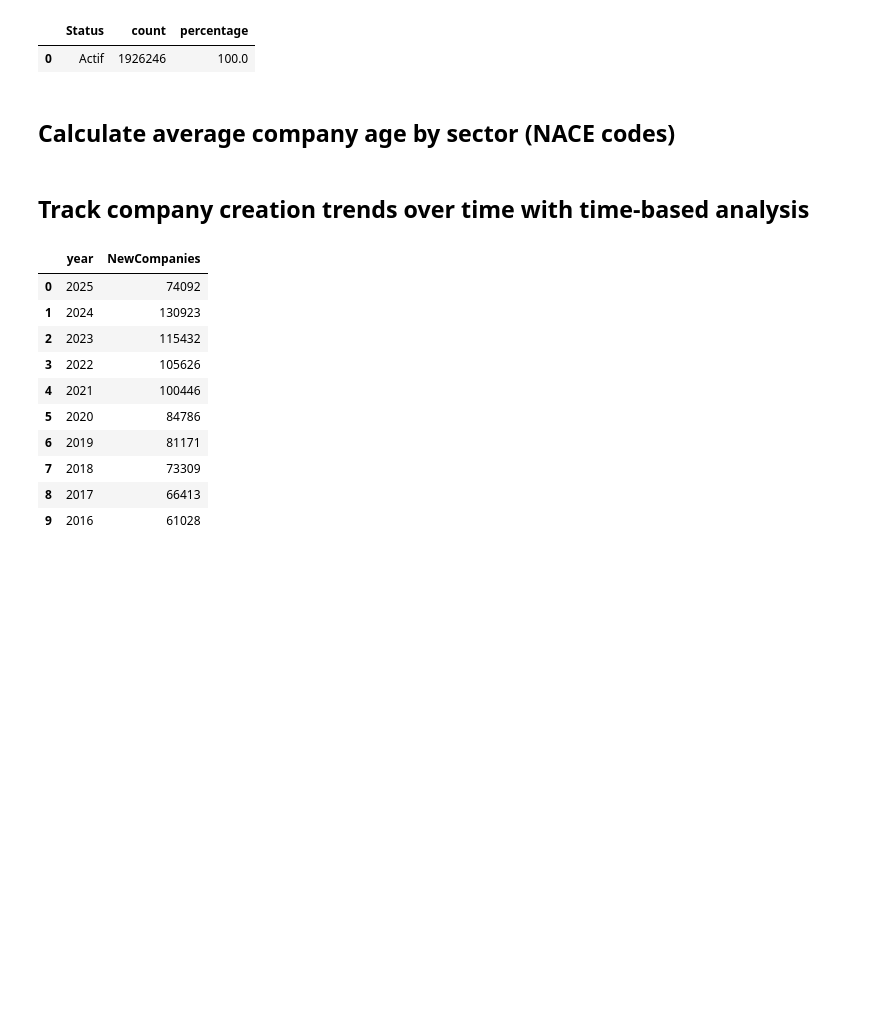
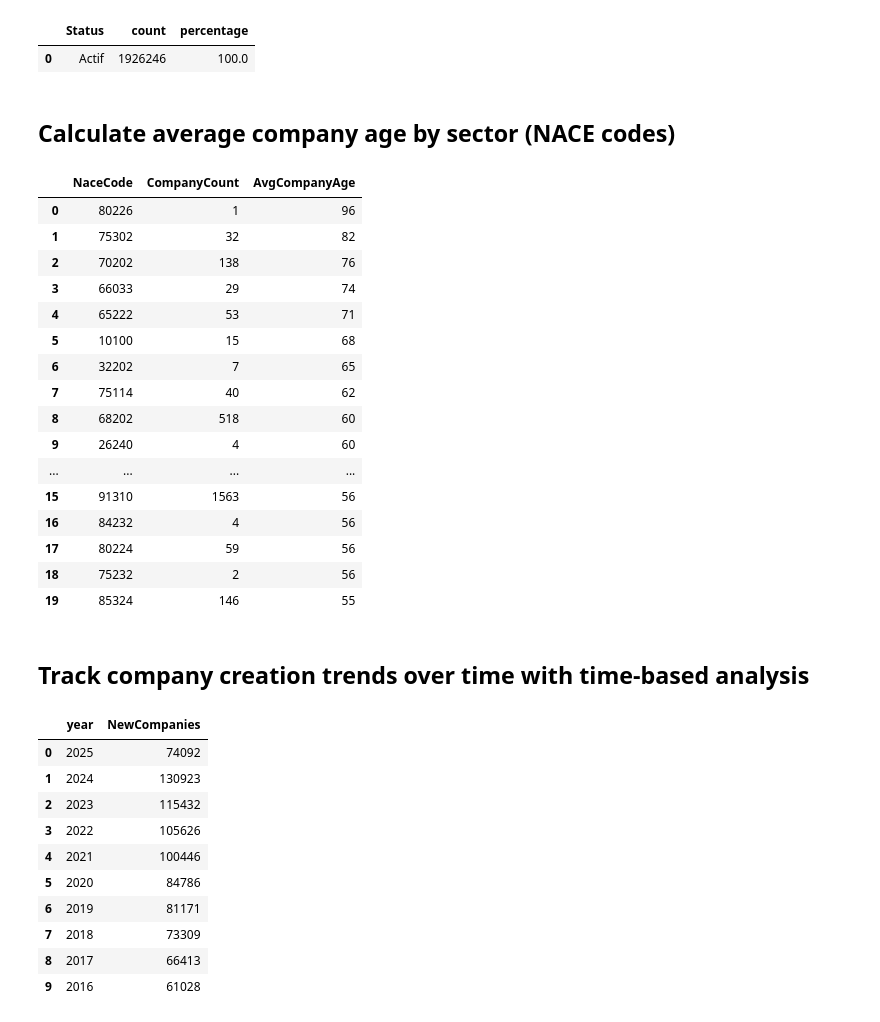
Before and after one commit to albertopd/challenge-data-analysis-sql, a Jupyter notebook: data-analysis-sql.ipynb, the cells around one changed output. Saved outputs shown, nothing was run; the diff lists cells and outputs as text; code cells hidden in the pictures; blank space fills up the shorter version.

```diff
--- a/data-analysis-sql.ipynb
+++ b/data-analysis-sql.ipynb
@@ -171,10 +172,40 @@ df.head()
 ## Calculate average company age by sector (NACE codes)
 # %%
 query = """
+    SELECT
+        a.NaceCode,
+        COUNT(*) AS CompanyCount,
+        CAST(AVG(CAST(STRFTIME('%Y', 'now') AS INTEGER) - CAST(SUBSTR(e.StartDate, 7, 4) AS INTEGER)) AS INTEGER) AS AvgCompanyAge
+    FROM activity a
+    JOIN enterprise e
+        ON a.EntityNumber = e.EnterpriseNumber
+    WHERE a.Classification = 'MAIN'
+    AND e.StartDate IS NOT NULL
+    GROUP BY a.NaceCode
+    ORDER BY AvgCompanyAge DESC
+    LIMIT 20;
 """
 
-df  = pd.read_sql_query(query, conn)
-df.head()
+df = pd.read_sql_query(query, conn)
+df.head(50)
+# %% [output]
+|  | NaceCode | CompanyCount | AvgCompanyAge |
+| 0 | 80226 | 1 | 96 |
+| 1 | 75302 | 32 | 82 |
+| 2 | 70202 | 138 | 76 |
+| 3 | 66033 | 29 | 74 |
+| 4 | 65222 | 53 | 71 |
+| 5 | 10100 | 15 | 68 |
+| 6 | 32202 | 7 | 65 |
+| 7 | 75114 | 40 | 62 |
+| 8 | 68202 | 518 | 60 |
+| 9 | 26240 | 4 | 60 |
+| ... | ... | ... | ... |
+| 15 | 91310 | 1563 | 56 |
+| 16 | 84232 | 4 | 56 |
+| 17 | 80224 | 59 | 56 |
+| 18 | 75232 | 2 | 56 |
+| 19 | 85324 | 146 | 55 |
 # %% [markdown]
 ## Track company creation trends over time with time-based analysis
 # %%
```
Also changed, not shown: parts of 11 cells of this notebook, 2 other files.
